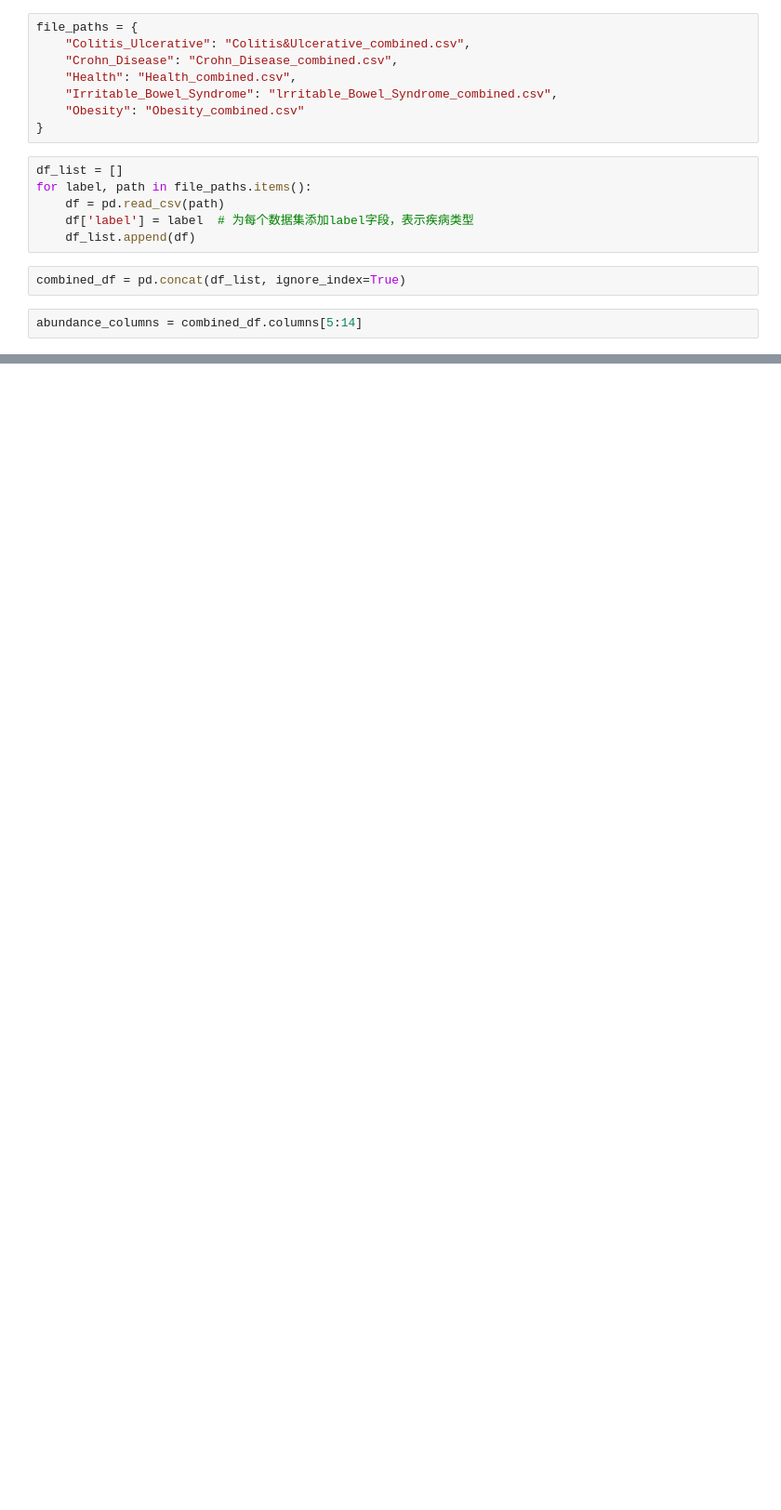
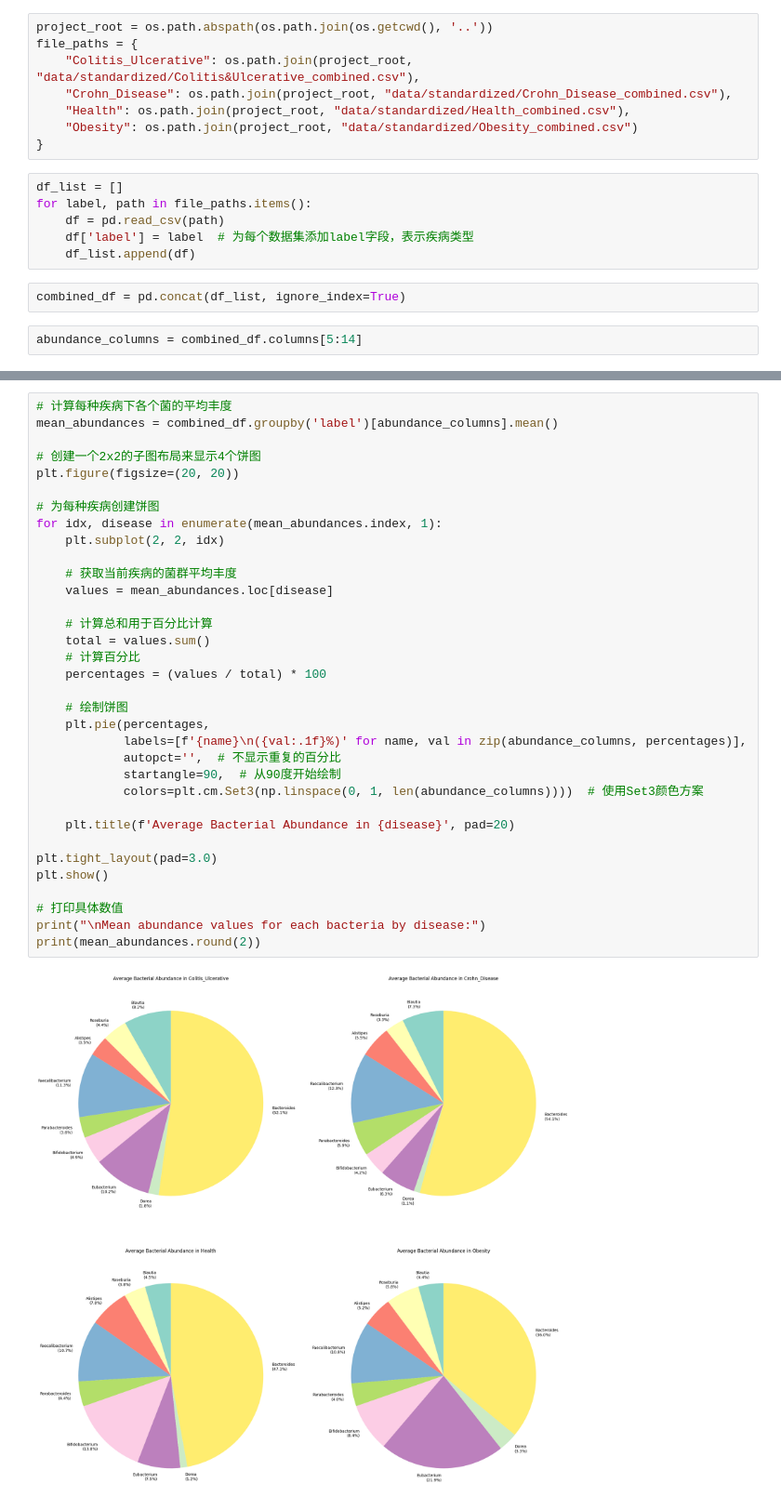
Before and after one commit to zhuzhiyang258/gut_net_project, a Jupyter notebook: notebooks/exploratory_data_analysis.ipynb, the cells around one changed output, grey strips where cells are left out. Shown at 93% size. Drawn from its saved outputs; the diff is of its cells as text; blank space fills up the shorter version.

```diff
--- a/notebooks/exploratory_data_analysis.ipynb
+++ b/notebooks/exploratory_data_analysis.ipynb
@@ -5,10 +7,10 @@ import seaborn as sns
 # %%
+project_root = os.path.abspath(os.path.join(os.getcwd(), '..'))
 file_paths = {
-    "Colitis_Ulcerative": "Colitis&Ulcerative_combined.csv",
-    "Crohn_Disease": "Crohn_Disease_combined.csv",
-    "Health": "Health_combined.csv",
-    "Irritable_Bowel_Syndrome": "lrritable_Bowel_Syndrome_combined.csv",
-    "Obesity": "Obesity_combined.csv"
+    "Colitis_Ulcerative": os.path.join(project_root, "data/standardized/Colitis&Ulcerative_combined.csv"),
+    "Crohn_Disease": os.path.join(project_root, "data/standardized/Crohn_Disease_combined.csv"),
+    "Health": os.path.join(project_root, "data/standardized/Health_combined.csv"),
+    "Obesity": os.path.join(project_root, "data/standardized/Obesity_combined.csv")
 }
 # %%
 df_list = []
@@ -36,0 +25,36 @@ plt.show()
+# %%
+# 计算每种疾病下各个菌的平均丰度
+mean_abundances = combined_df.groupby('label')[abundance_columns].mean()
+
+# 创建一个2x2的子图布局来显示4个饼图
+plt.figure(figsize=(20, 20))
+
+# 为每种疾病创建饼图
+for idx, disease in enumerate(mean_abundances.index, 1):
+    plt.subplot(2, 2, idx)
+
+    # 获取当前疾病的菌群平均丰度
+    values = mean_abundances.loc[disease]
+
+    # 计算总和用于百分比计算
+    total = values.sum()
+    # 计算百分比
+    percentages = (values / total) * 100
+
+    # 绘制饼图
+    plt.pie(percentages,
+            labels=[f'{name}\n({val:.1f}%)' for name, val in zip(abundance_columns, percentages)],
+            autopct='',  # 不显示重复的百分比
+            startangle=90,  # 从90度开始绘制
+            colors=plt.cm.Set3(np.linspace(0, 1, len(abundance_columns))))  # 使用Set3颜色方案
+
+    plt.title(f'Average Bacterial Abundance in {disease}', pad=20)
+
+plt.tight_layout(pad=3.0)
+plt.show()
+
+# 打印具体数值
+print("\nMean abundance values for each bacteria by disease:")
+print(mean_abundances.round(2))
+# %% [output]
+[figure, added]
```
Also changed, not shown: parts of 6 cells of this notebook, 1 other file.
